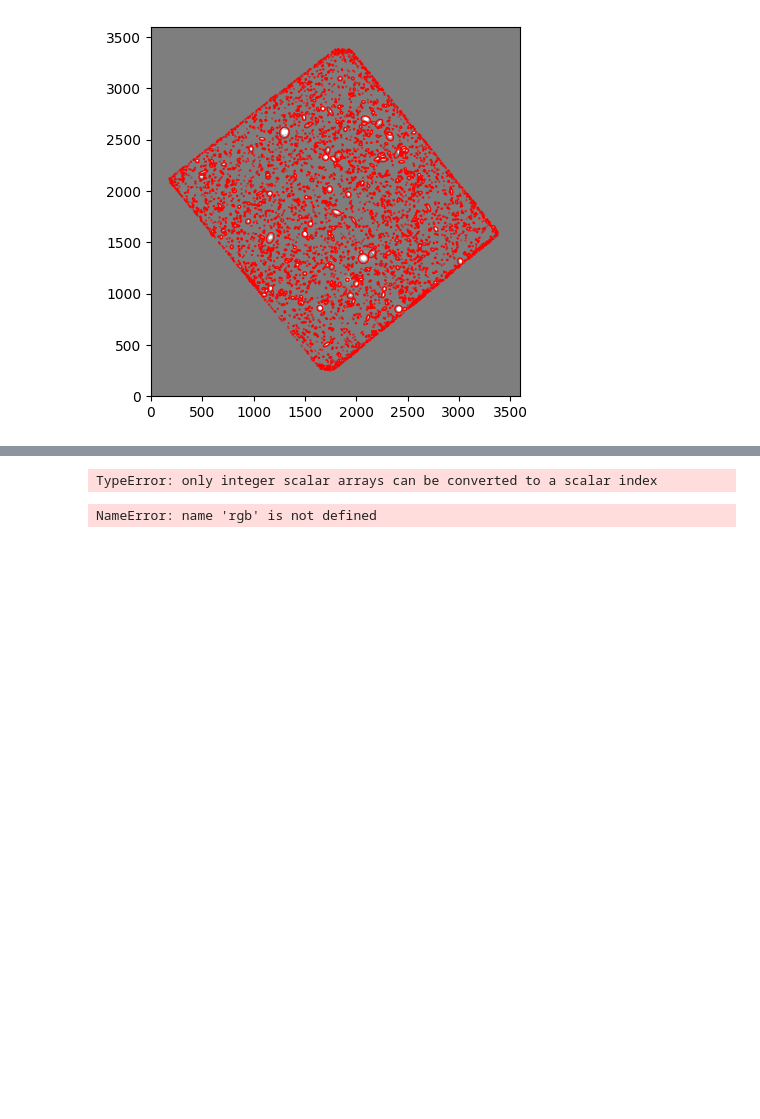
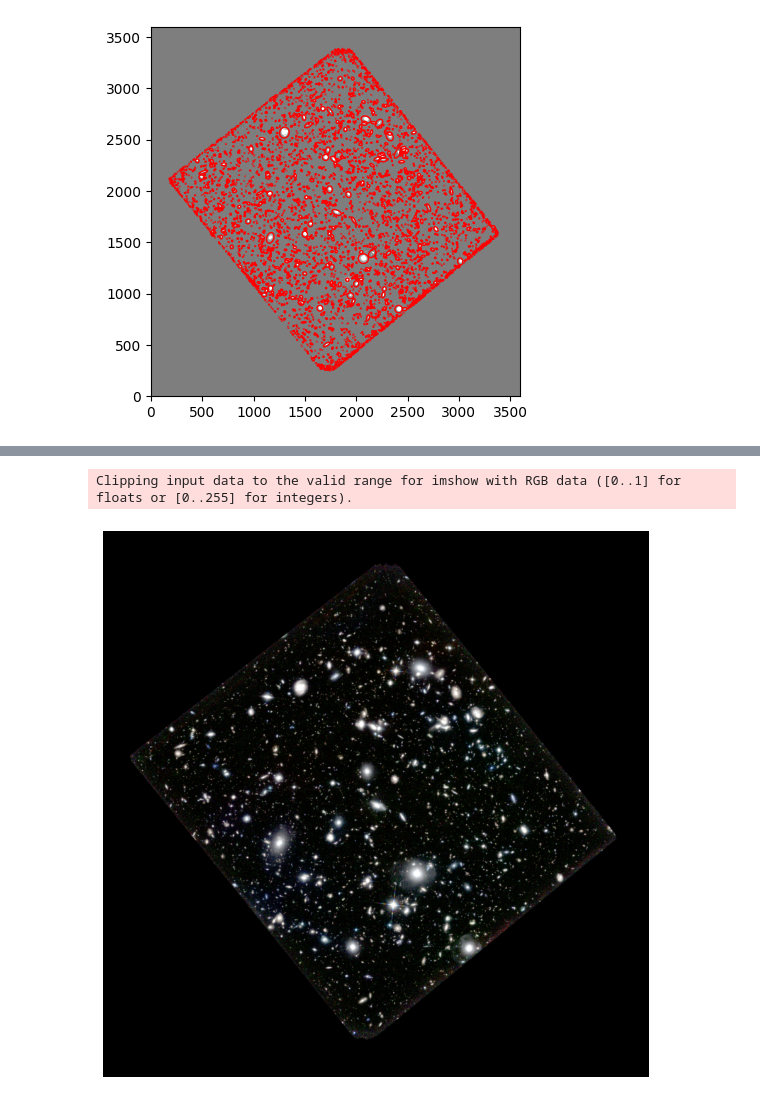
Before and after one commit to kingkap4/ASTR-19-solo-project, a Jupyter notebook: FINAL-PROJECT.ipynb, the cells around one changed output, grey strips where cells are left out. Saved outputs shown, nothing was run; the diff lists cells and outputs as text; code cells hidden in the pictures.

```diff
--- a/FINAL-PROJECT.ipynb
+++ b/FINAL-PROJECT.ipynb
@@ -142,0 +153,9 @@ use f125w f160w and f105w to make a 3 color image
+# %%
+fig, ax = plt.subplots()
+m, s = np.mean(data_sub), np.std(data_sub)
+im = ax.imshow(data_sub , interpolation='nearest' , cmap='gray', vmin=m-s, vmax=m+s, origin='lower')
+for i in [983]:
+    e = Ellipse(xy=(objects['x'][i], objects ['y'][i]), width=6*objects['a'][i], height=6*objects['b'][i], angle=objects['theta'][i] * 180. / np.pi)
+    e.set_facecolor('none')
+    e.set_edgecolor('red')
+    ax.add_artist(e)
@@ -179,29 +179,29 @@ def rescale_image(data):
     pdata_tmp = np.log10(pdata_tmp)
     return pdata_tmp,vpmin,vpmax
 # %%
-data, dmin, dmax = rescale_image(data)
-data2, d2min, d2max = rescale_image(data2)
-data3, d3min, d3max = rescale_image(data3)
+data_res, dmin, dmax = rescale_image(data)
+data2_res, d2min, d2max = rescale_image(data2)
+data3_res, d3min, d3max = rescale_image(data3)
 # %%
-data[data<dmin] = dmin
-data[data>dmax] = dmax
-data2[data2<dmin] = d2min
-data2[data2>dmax] = d2max
-data3[data3<dmin] = d3min
-data3[data3>dmax] = d3max
+data_res[data_res<dmin] = dmin
+data_res[data_res>dmax] = dmax
+data2_res[data2_res<dmin] = d2min
+data2_res[data2_res>dmax] = d2max
+data3_res[data3_res<dmin] = d3min
+data3_res[data3_res>dmax] = d3max
 # %%
-rgb = np.zeros((data[0], data2[1], data3[2]))
-rgb[:,:,0] = data
-rgb[:,:,1] = data2
-rgb[:,:,2] = data3
+data0 = (data_res-dmin)/((dmax-dmin))
+data02 = (data2_res-d2min)/(d2max-d2min)
+data03 = (data3_res-d3min)/(d3max-d3min)
+rgb = np.zeros((data0.shape[0], data02.shape[1], 3))
+rgb[:,:,0] = data0
+rgb[:,:,1] = data02
+rgb[:,:,2] = data03
-# %% [output]
-TypeError: only integer scalar arrays can be converted to a scalar index
 # %%
-f, ax = plt.subplots(1,1,figsize=(20,20))
+f, ax = plt.subplots(1,1,figsize=(10,10))
 ax.axis('off')
-ax.imshow(rgb)
-#plt.show()
-#plt.savefig('Final-Project.png' ,bbox_inches='tight' ,pad_inches=0, dpi=600)
+ax.imshow(rgb, origin='lower')
+plt.savefig('Final-Project.png' ,bbox_inches='tight' ,pad_inches=0, dpi=600)
 # %% [output]
-NameError: name 'rgb' is not defined
+Clipping input data to the valid range for imshow with RGB data ([0..1] for floats or [0..255] for integers).
-[figure, old version]
+[figure, new version]
```
Also changed, not shown: parts of 13 cells of this notebook, 5 other files.
